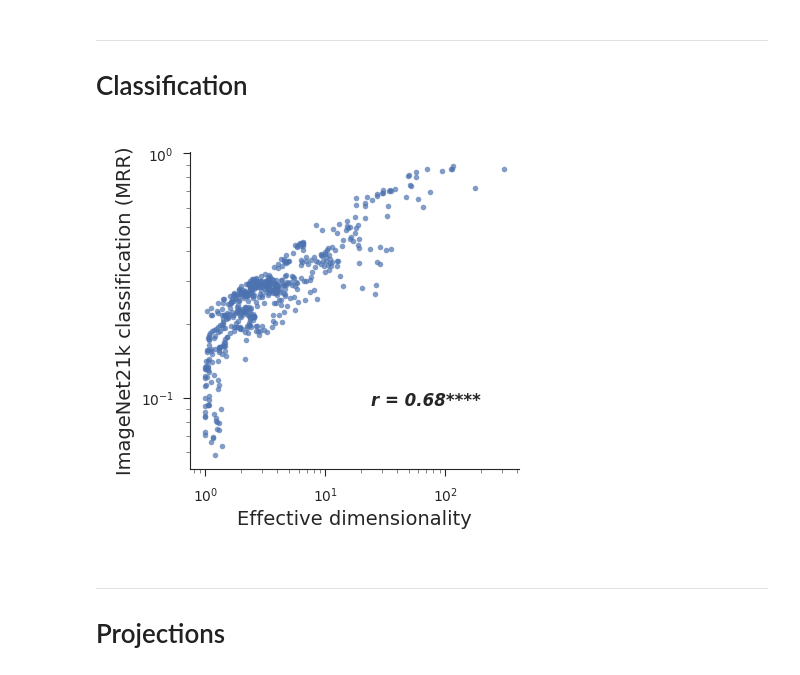
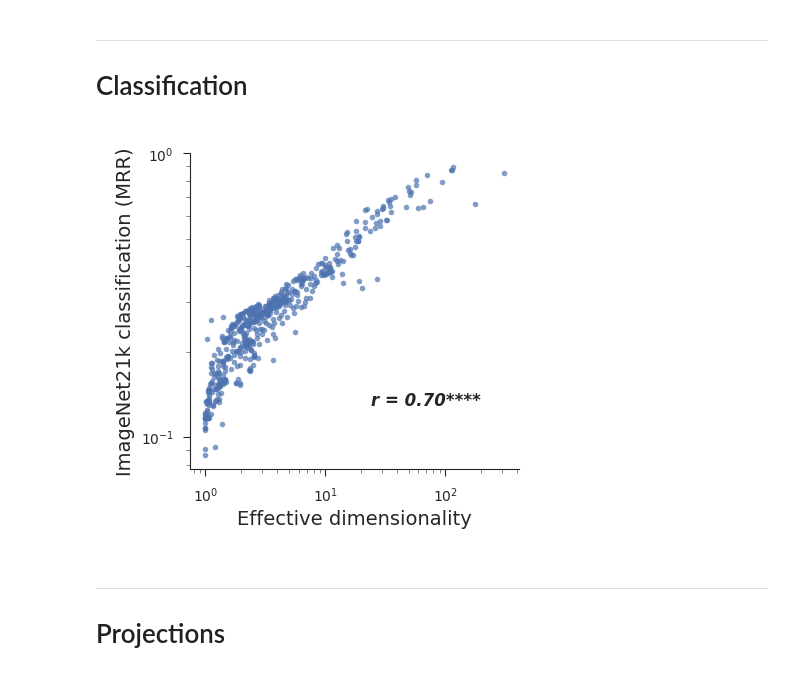
Before and after one commit to EricElmoznino/encoder_dimensionality, a Jupyter notebook: figures/manuscript/results.ipynb, the cells around one changed output. Cells and saved outputs as stored; diff of their text form; code cells hidden in the pictures.

```diff
--- a/figures/manuscript/results.ipynb
+++ b/figures/manuscript/results.ipynb
@@ -462,28 +462,28 @@ plt.show()
 ---
 # Classification
 # %%
-data = pd.read_csv(f'../../results/n-shot|dataset:imagenet21k|classifier:prototype|pooling:True.csv')
+data = pd.read_csv(f'../../results/n-shot|dataset:imagenet21k|classifier:prototype|pooling:avg.csv')
 data = data[data.n_train == 50]
 data = data.drop([c for c in data.columns if c not in id_columns + ['MRR']], axis='columns')
 data = data.groupby(id_columns, as_index=False).mean()
 
 dataset = 'imagenet'
 data = pd.merge(data,
                 pd.read_csv(f'../../results/eigmetrics|dataset:{dataset}|pooling:avg|grayscale:False.csv'),
                 on=id_columns)
 data.loc[:, 'layer'] = data['layer'].replace(tf_to_pt_layer_map)
 
 fig, ax = plt.subplots(figsize=(2.1, 2))
 
 sns.scatterplot(data=data, x='effective dimensionality', y='MRR',
                 alpha=0.7, s=4, linewidth=0, ax=ax)
 ax.set(xscale='log', yscale='log', xlabel='Effective dimensionality', ylabel='ImageNet21k classification (MRR)')
 annotate_corr(data, x='effective dimensionality', y='MRR', pos=(0.55, 0.2), ax=ax)
 
 plt.savefig('saved/results_classification-plot.png', dpi=300)
 plt.show()
 # %% [output]
-[figure, old version]
+[figure, new version]
 # %% [markdown]
 ---
 # Projections
```
Also changed, not shown: parts of 4 cells of this notebook, 10 other files.
